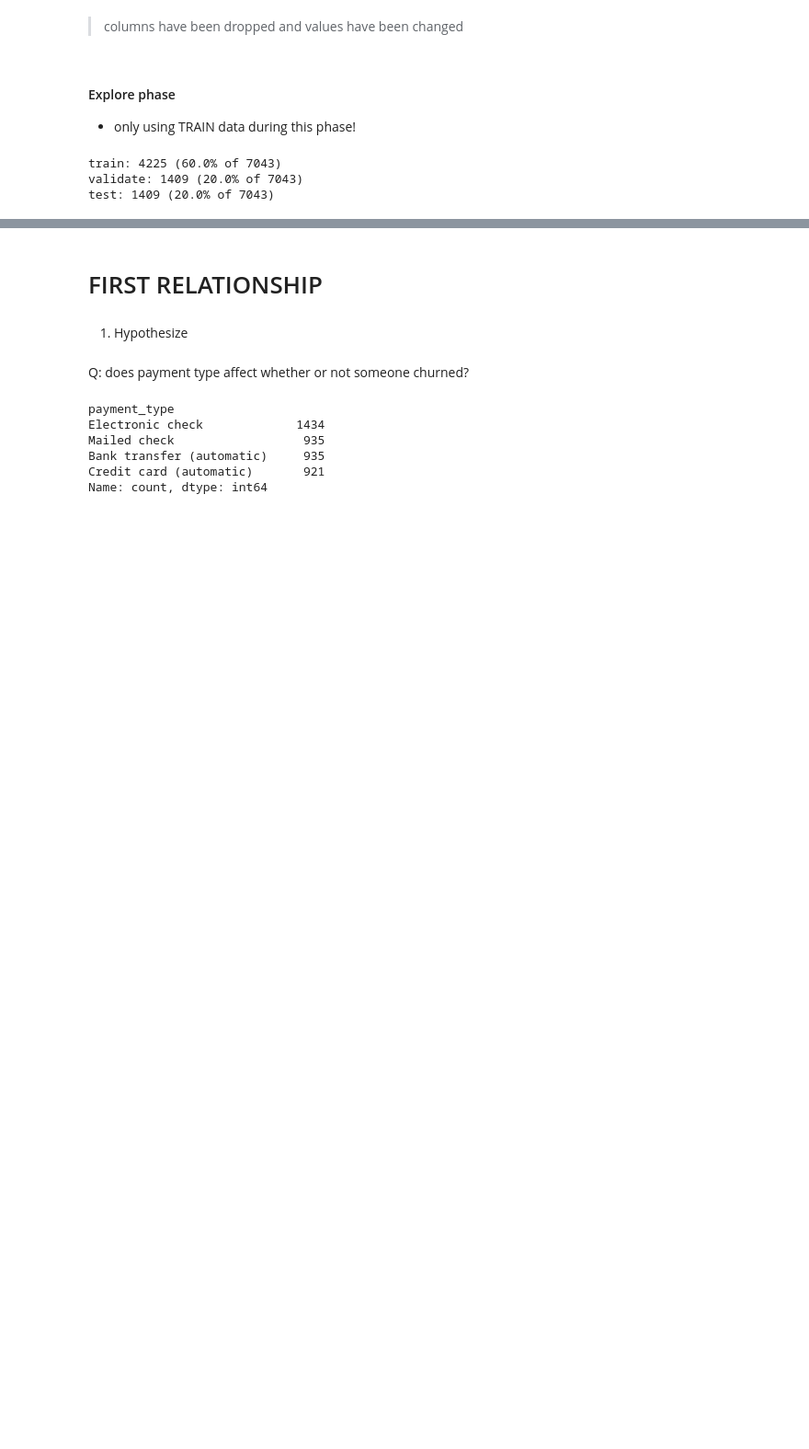
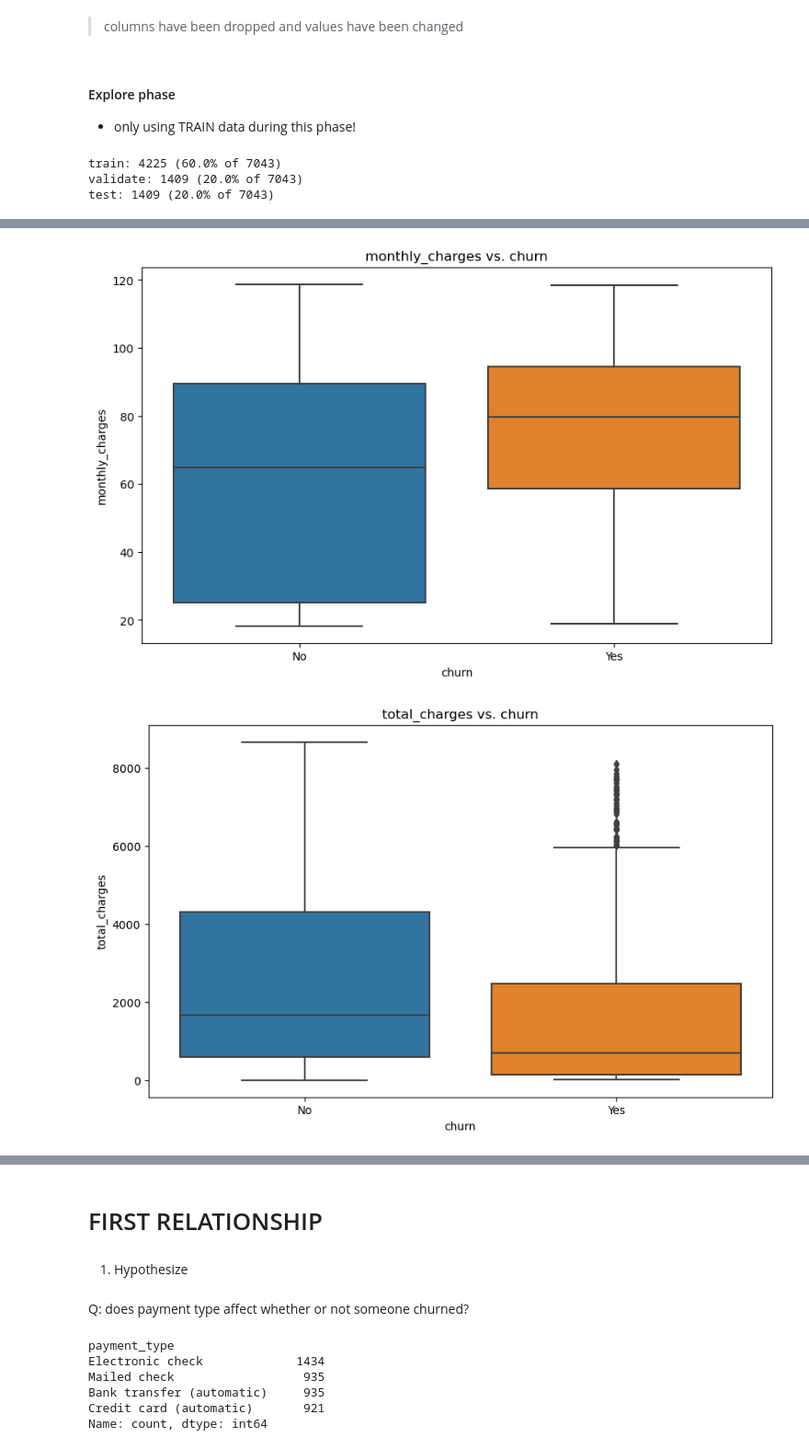
Before and after one commit to Luis-Martinez1/classification-exercises, a Jupyter notebook: explore.ipynb, the cells around one changed output, grey strips where cells are left out. Shown at 92% size. Drawn from its saved outputs; the diff is of its cells as text; code cells hidden in the pictures; blank space fills up the shorter version.

```diff
--- a/explore.ipynb
+++ b/explore.ipynb
@@ -166,3 +320,20 @@ It uses a crosstab so it works well with categorical variables vs categorical va
+# %%
+# Target variable
+target_variable = 'churn'
+
+# Create a for loop to compare each continuous variable to the target variable
+for column in con_col:
+    # Visualize the distribution of the continuous variable
+    plt.figure(figsize=(10, 6))
+    # Box plot with target variable and count
+    sns.boxplot(x=target_variable, y=column, data=train)
+    plt.title(f'{column} vs. {target_variable}')
+    plt.xlabel(target_variable)
+    plt.ylabel(column)
+    plt.show()
+# %% [output]
+[figure, added]
+[figure, added]
 # %%
 # Target variable
 target_variable = 'churn'
```
Also changed, not shown: parts of 17 cells of this notebook.
